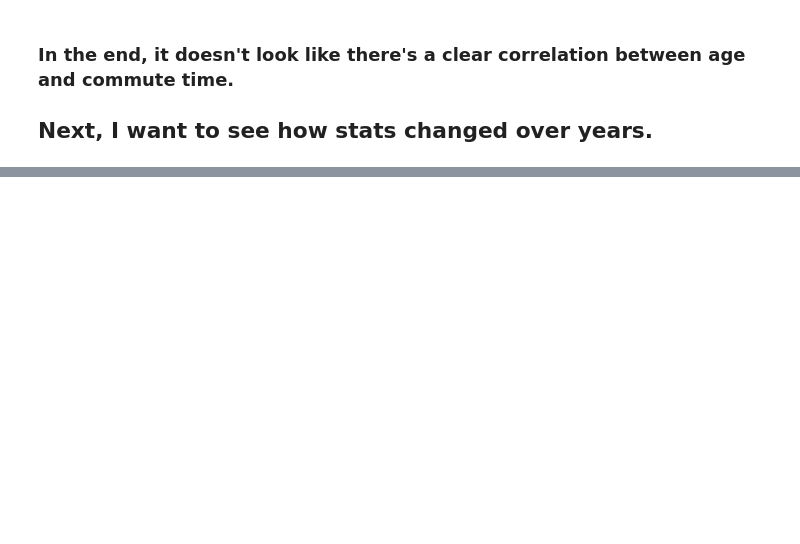
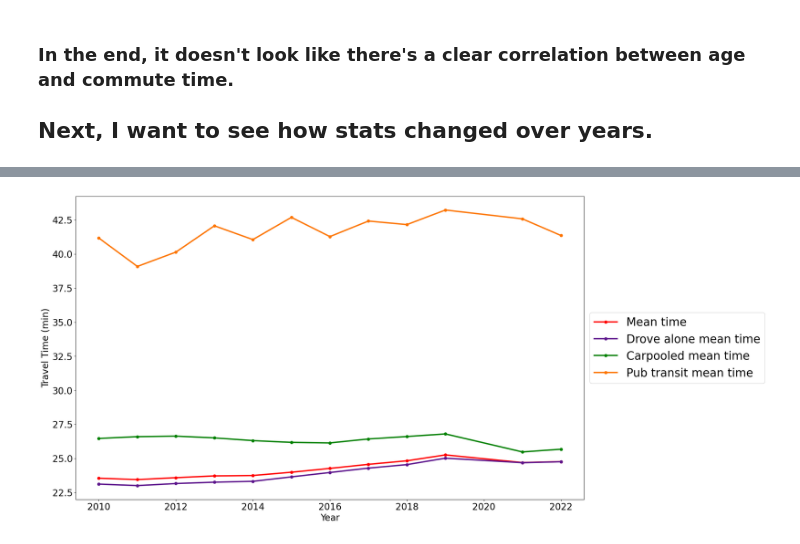
Before and after one commit to Joshua-Clugston/commute_times, a Jupyter notebook: notebooks/project_main.ipynb, the cells around one changed output, grey strips where cells are left out. Saved outputs shown, nothing was run; the diff lists cells and outputs as text; code cells hidden in the pictures; blank space fills up the shorter version.

```diff
--- a/notebooks/project_main.ipynb
+++ b/notebooks/project_main.ipynb
@@ -191,21 +275,26 @@ year_times
 # %%
 fig, ax = plt.subplots(1, figsize=(20,12))
 labels = []
+colors = ['r','#5c148c','g','#fd7400']
 
+i = 0
 for col in year_times.columns:
     if col != 'workers':
         line, = plt.plot(year_times[col], marker='o', label = str.capitalize(col.replace('_',' ').replace('min','time')),
-                         linewidth = 3)
+                         linewidth = 3, color = colors[i])
         plt.legend(handles = [plt.plot([],ls="-", color=line.get_color())[0]],
                    labels=[line.get_label()])
+        i += 1
 #end
 
 plt.xlabel('Year', size = 20)
 plt.ylabel('Travel Time (min)', size = 20)
 ax.legend(labels = labels, handles  = "-",
           fontsize = 25, loc='center left', bbox_to_anchor=(1, 0.5))
 ax.tick_params(axis = 'both', labelsize = 20);
 # help from: https://stackoverflow.com/questions/48391146/change-marker-in-the-legend-in-matplotlib
+# %% [output]
+[figure, added]
 # %%
 pattern2 = r'median'
 keep = ['workers']
```
Also changed, not shown: parts of 23 cells of this notebook, 1 other file.
